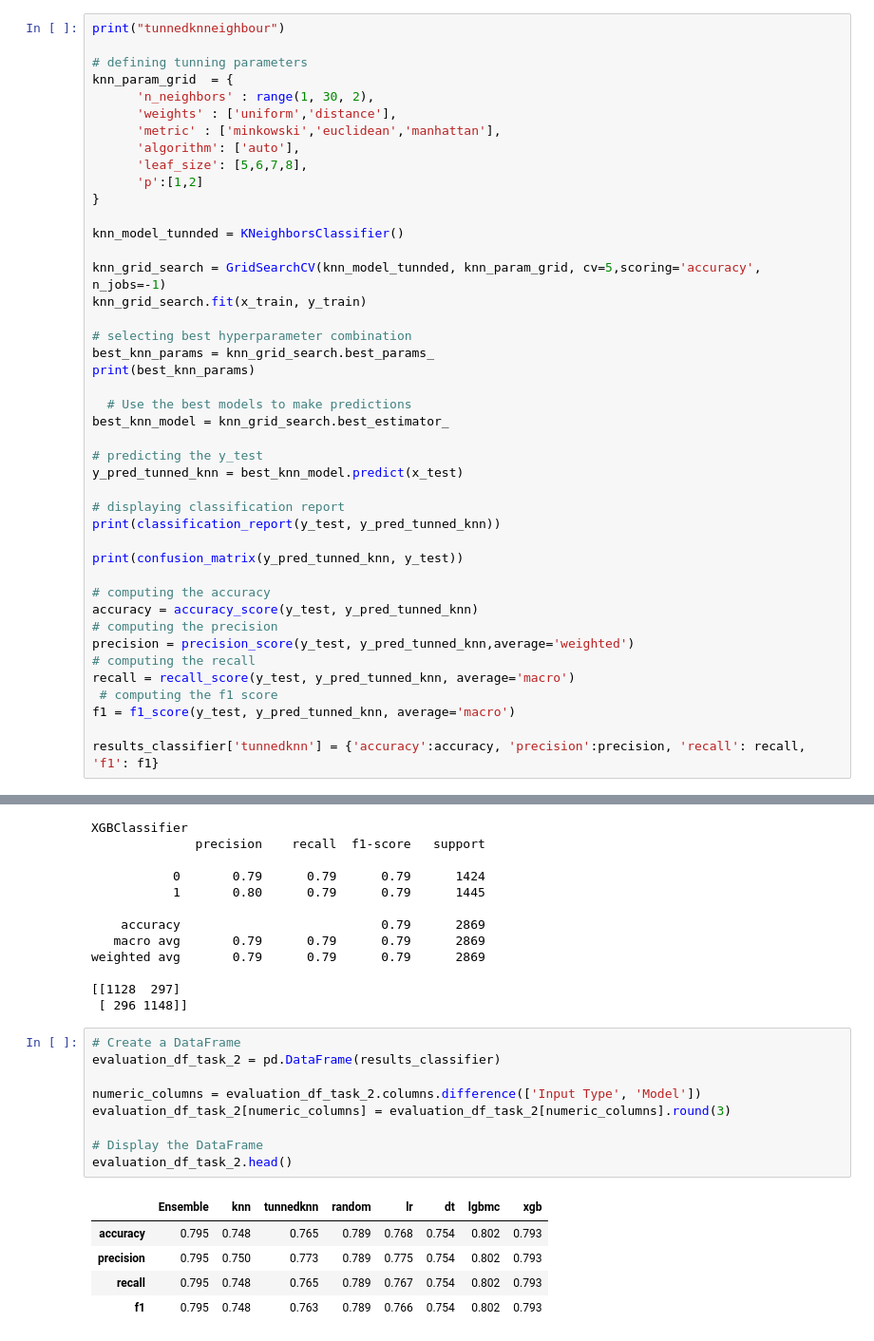
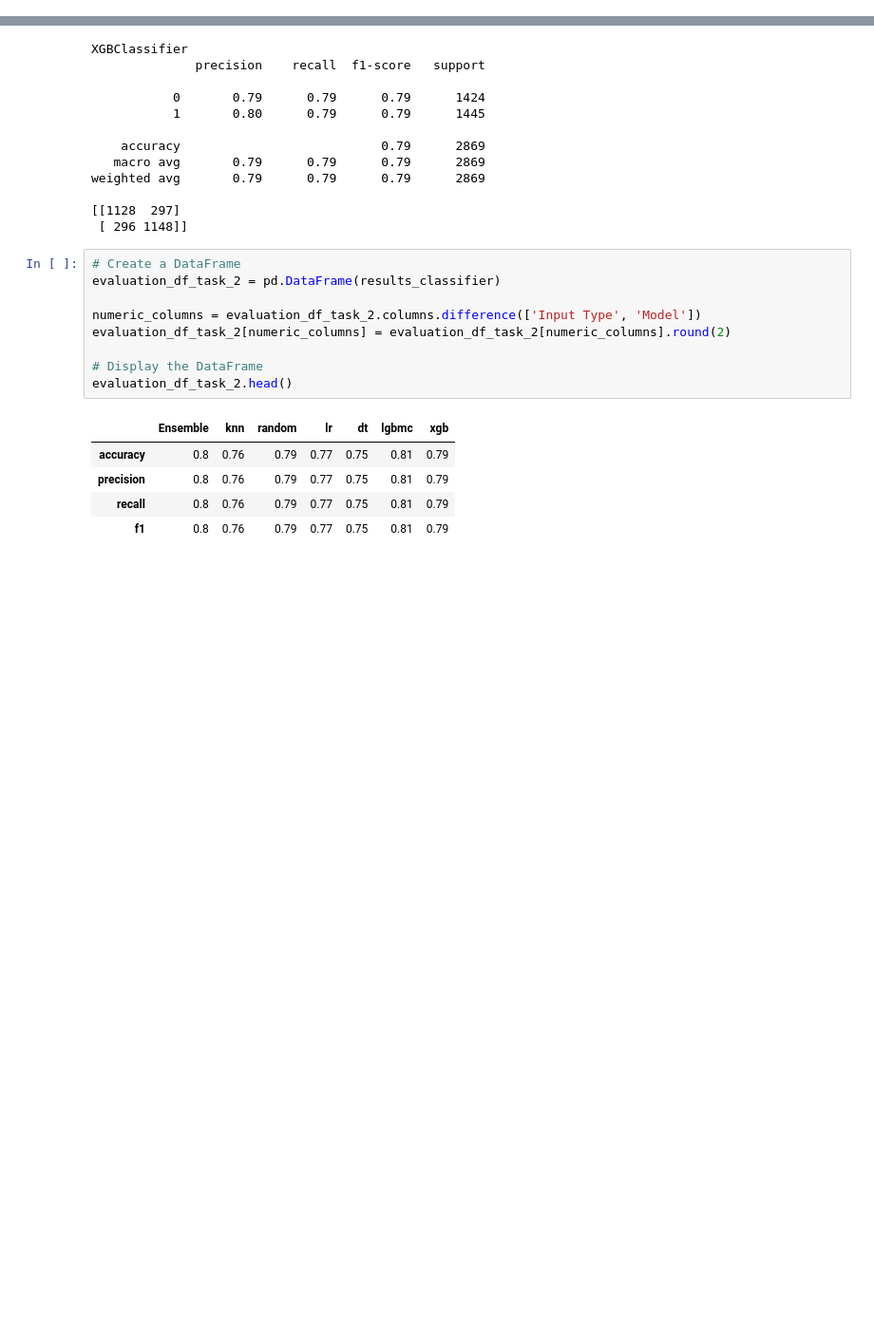
Before and after one commit to Tohbey/Data_Science_Tasks, a Jupyter notebook: Classification Task/Spaceship Titanic/Spaceship_Titanic_classification.ipynb, the cells around one changed output, grey strips where cells are left out. Shown at 95% size. Cells and saved outputs as stored; diff of their text form; blank space fills up the shorter version.

Commit message:
update in spaceship titanic task

```diff
--- a/Classification Task/Spaceship Titanic/Spaceship_Titanic_classification.ipynb
+++ b/Classification Task/Spaceship Titanic/Spaceship_Titanic_classification.ipynb
@@ -364,43 +368,0 @@ weighted avg       0.75      0.75      0.75      2869
-# %%
-print("tunnedknneighbour")
-
-# defining tunning parameters
-knn_param_grid  = {
-      'n_neighbors' : range(1, 30, 2),
-      'weights' : ['uniform','distance'],
-      'metric' : ['minkowski','euclidean','manhattan'],
-      'algorithm': ['auto'],
-      'leaf_size': [5,6,7,8],
-      'p':[1,2]
-}
-
-knn_model_tunnded = KNeighborsClassifier()
-
-knn_grid_search = GridSearchCV(knn_model_tunnded, knn_param_grid, cv=5,scoring='accuracy', n_jobs=-1)
-knn_grid_search.fit(x_train, y_train)
-
-# selecting best hyperparameter combination
-best_knn_params = knn_grid_search.best_params_
-print(best_knn_params)
-
-  # Use the best models to make predictions
-best_knn_model = knn_grid_search.best_estimator_
-
-# predicting the y_test
-y_pred_tunned_knn = best_knn_model.predict(x_test)
-
-# displaying classification report
-print(classification_report(y_test, y_pred_tunned_knn))
-
-print(confusion_matrix(y_pred_tunned_knn, y_test))
-
-# computing the accuracy
-accuracy = accuracy_score(y_test, y_pred_tunned_knn)
-# computing the precision
-precision = precision_score(y_test, y_pred_tunned_knn,average='weighted')
-# computing the recall
-recall = recall_score(y_test, y_pred_tunned_knn, average='macro')
- # computing the f1 score
-f1 = f1_score(y_test, y_pred_tunned_knn, average='macro')
-
-results_classifier['tunnedknn'] = {'accuracy':accuracy, 'precision':precision, 'recall': recall, 'f1': f1}
@@ -610,15 +551,15 @@ weighted avg       0.79      0.79      0.79      2869
 # %%
 # Create a DataFrame
 evaluation_df_task_2 = pd.DataFrame(results_classifier)
 
 numeric_columns = evaluation_df_task_2.columns.difference(['Input Type', 'Model'])
-evaluation_df_task_2[numeric_columns] = evaluation_df_task_2[numeric_columns].round(3)
+evaluation_df_task_2[numeric_columns] = evaluation_df_task_2[numeric_columns].round(2)
 
 # Display the DataFrame
 evaluation_df_task_2.head()
 # %% [output]
-|  | Ensemble | knn | tunnedknn | random | lr | dt | lgbmc | xgb |
-| accuracy | 0.795 | 0.748 | 0.765 | 0.789 | 0.768 | 0.754 | 0.802 | 0.793 |
-| precision | 0.795 | 0.750 | 0.773 | 0.789 | 0.775 | 0.754 | 0.802 | 0.793 |
-| recall | 0.795 | 0.748 | 0.765 | 0.789 | 0.767 | 0.754 | 0.802 | 0.793 |
-| f1 | 0.795 | 0.748 | 0.763 | 0.789 | 0.766 | 0.754 | 0.802 | 0.793 |
+|  | Ensemble | knn | random | lr | dt | lgbmc | xgb |
+| accuracy | 0.8 | 0.76 | 0.79 | 0.77 | 0.75 | 0.81 | 0.79 |
+| precision | 0.8 | 0.76 | 0.79 | 0.77 | 0.75 | 0.81 | 0.79 |
+| recall | 0.8 | 0.76 | 0.79 | 0.77 | 0.75 | 0.81 | 0.79 |
+| f1 | 0.8 | 0.76 | 0.79 | 0.77 | 0.75 | 0.81 | 0.79 |
```
Also changed, not shown: parts of 24 cells of this notebook.
